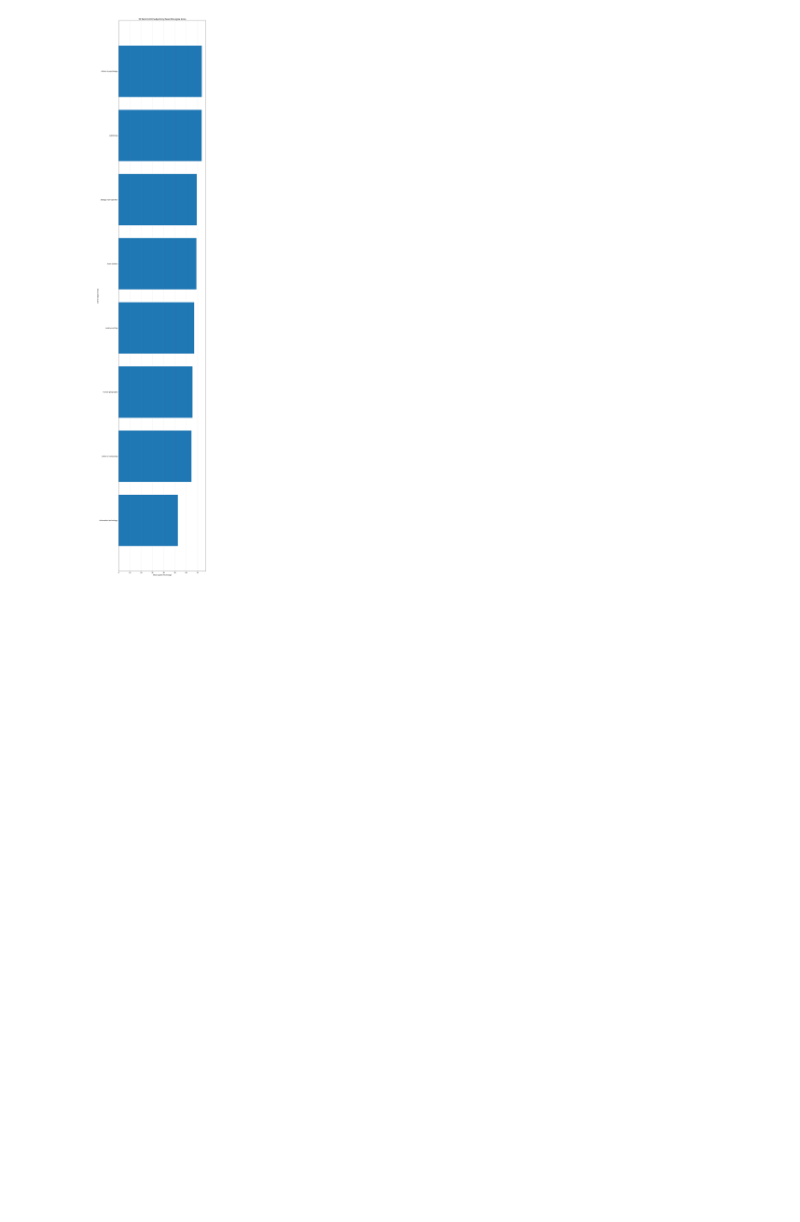
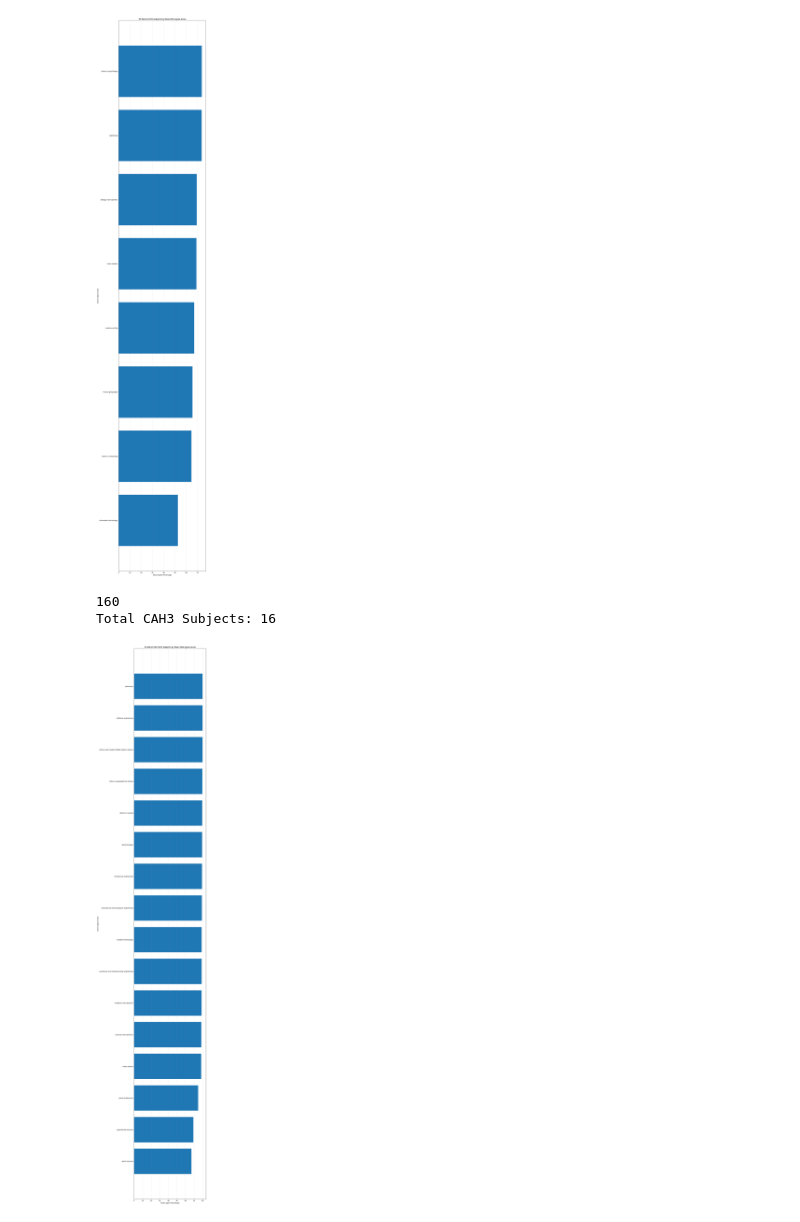
Before and after one commit to ZahinHussain/Analytic-software-technologies, a Jupyter notebook: graphs.ipynb, the cells around one changed output. Cells and saved outputs as stored; diff of their text form; code cells hidden in the pictures; blank space fills up the shorter version.

```diff
--- a/graphs.ipynb
+++ b/graphs.ipynb
@@ -480,3 +480,54 @@ plt.show()
 84
 Total CAH3 Subjects: 84
 [figure]
+# %%
+import pandas as pd
+import matplotlib.pyplot as plt
+
+# Load data
+df = pd.read_csv("nss2025.csv")
+
+# ---- Aggregate by subject ----
+cah1_summary = (
+    df
+    .groupby(["cah3_code", "cah3_subject"], as_index=False)
+    .agg(
+        mean_agree_pct=("agree_pct", "mean")
+    )
+)
+
+print(len(cah1_summary))
+
+
+totalSubjects = (int(len(cah1_summary) *0.1))
+print("Total CAH3 Subjects:", totalSubjects)
+
+# ---- 50 WORST subjects ----
+worst_50 = (
+    cah1_summary
+    .sort_values("mean_agree_pct", ascending=True)
+    .head(totalSubjects)
+)
+
+# Sort for plotting
+worst_50 = worst_50.sort_values("mean_agree_pct", ascending=True)
+
+# ---- Plot ----
+plt.figure(figsize=(10, 50))
+
+plt.barh(
+    worst_50["cah3_subject"],
+    worst_50["mean_agree_pct"]
+)
+
+plt.xlabel("Mean Agree Percentage")
+plt.ylabel("CAH3 Subject Area")
+plt.title(f"{totalSubjects} Worst UNi CAH3 Subjects by Mean NSS Agree Score")
+
+plt.grid(axis="x", alpha=0.3)
+plt.tight_layout()
+plt.show()
+# %% [output]
+160
+Total CAH3 Subjects: 16
+[figure, added]
```
Also changed, not shown: parts of 4 cells of this notebook.
